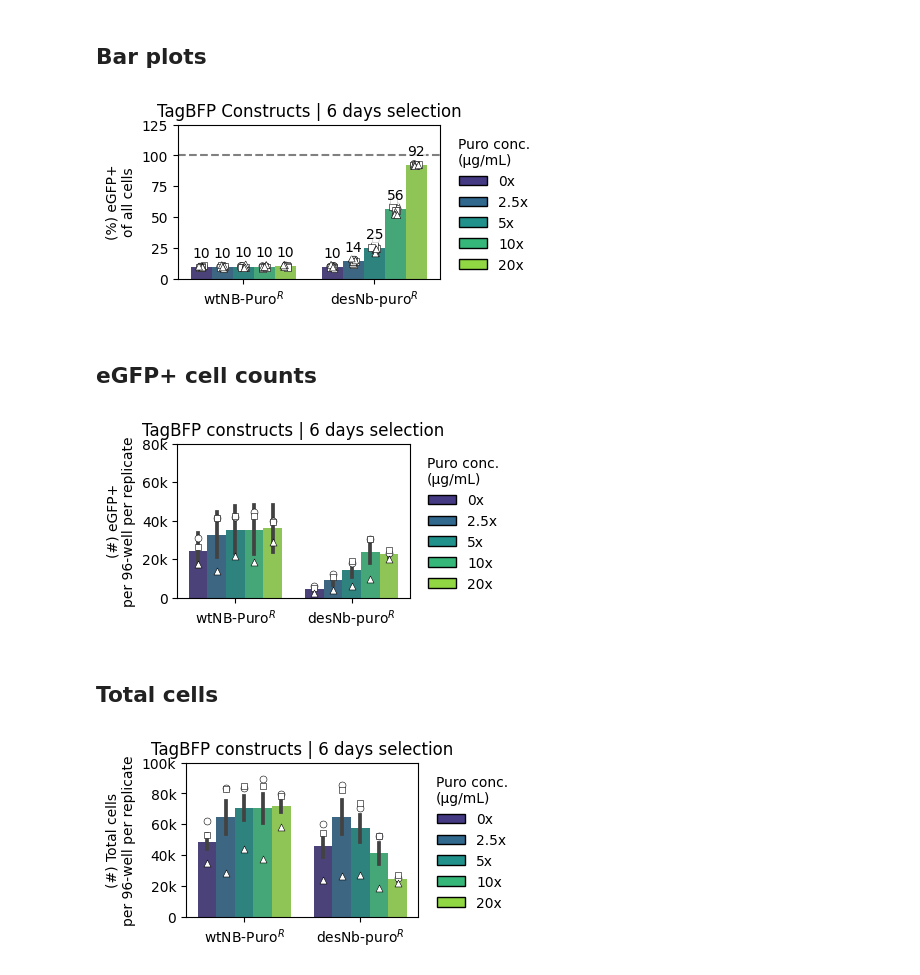
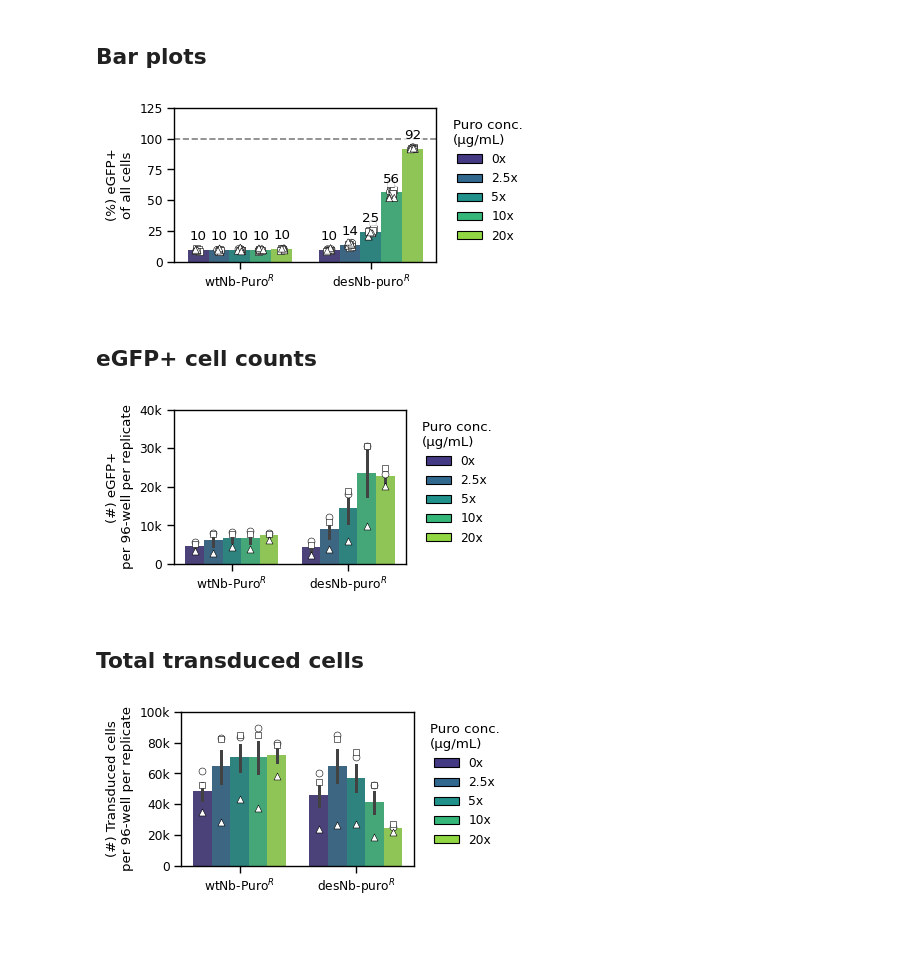
Before and after one commit to GallowayLabMIT/dasit_manuscript, a Jupyter notebook: Figure_1_intro/Figure_1_selection.ipynb, the cells around one changed output. Saved outputs shown, nothing was run; the diff lists cells and outputs as text; code cells hidden in the pictures; blank space fills up the shorter version.

Commit message:
Adding more notebooks for Figure1

```diff
--- a/Figure_1_intro/Figure_1_selection.ipynb
+++ b/Figure_1_intro/Figure_1_selection.ipynb
@@ -29,7 +29,7 @@ from matplotlib.patches import Patch
 # Set paths to the experiment folder and where to find the data
 base_path = rd.datadir/'data'/'attune'/'Mary'
 
-Plates = {'2026.06.03_exp47': ['Plate1', 'Plate2', 'Plate3', 'Plate4']
+Plates = {'2026.06.03_exp47': ['Plate1', 'Plate2', 'Plate3', 'Plate4','Plate5']
 }
 
 exp_path = []
@@ -166,6 +205,7 @@ data_eGFP_count_reps = data_eGFP_count_reps.merge(
 **Conditions for plotting**
 # %%
 Puro_conds = ['0x', '2.5x', '5x','10x','20x']
+sns.set_context('paper')
 # %% [markdown]
 ## Bar plots
 # %%
@@ -178,16 +218,12 @@ order = ['pKG04437', 'pKG04440']
 
 antibiotic_map = {
     'pKG04437':'Puro',
-    'pKG04440':'Puro',
-    'pKG05003':'Puro',
-    'pKG05002':'Puro'
+    'pKG04440':'Puro'
 }
 
 label_map = {
-    'pKG04437':'wtNB-Puro$^R$',
-    'pKG04440':'desNb-puro$^R$',
-    'pKG05003':'wtNb-puro$^R$',
-    'pKG05002':'desNb-puro$^R$'
+    'pKG04437':'wtNb-Puro$^R$',
+    'pKG04440':'desNb-puro$^R$'
 }
 
 df_curr = data_eGFP_percent_reps.loc[(data_eGFP_percent_reps.reporter == 'pKG04437') | (data_eGFP_percent_reps.reporter == 'pKG04440')]
@@ -237,36 +273,35 @@ ax.legend(
     handles=legend_handles,
     title='Puro conc.\n(µg/mL)',
     loc='upper left',
     bbox_to_anchor=(1.02, 1),
     frameon=False
 )
 
 # Formatting
 ax.yaxis.set_label_text('(%) eGFP+\nof all cells')
 ax.set_ylim((0, 125))
 
 # Title
-ax.set_title('TagBFP Constructs | 6 days selection')
 ax.axhline(100, 0, 1, color='grey', linestyle='--')
 ax.set_xlabel('')
 ax.set_xticklabels([label_map[l] for l in order])
 
 # Add barplot labels
 for sub_ax in plt.gcf().get_axes():
     for i in sub_ax.containers:
         bar_labels = sub_ax.bar_label(i, fmt='%0.0f', padding=5)
         for label in bar_labels:
             label.set_bbox(
                 dict(facecolor='white', alpha=0.75, linewidth=0, pad=1)
             )
 
 # Make room for legend
 fig.subplots_adjust(right=0.78)
 
-plottitle = 'tagBFP_DASIT_puro.svg'
+plottitle = 'Figure_1D_selection.svg'
 plt.savefig(rd.outfile(output_path/plottitle),bbox_inches='tight')
 # %% [output]
-[figure, old version]
+[figure, new version]
 # %% [markdown]
 ## eGFP+ cell counts
 # %%
@@ -277,7 +312,7 @@ marker_list = ['o', 's', '^', 'D', 'P', 'X']
 
 order = ['pKG04437', 'pKG04440']
 
-df_curr = data_eGFP_count_reps.loc[(data_eGFP_count_reps.reporter == 'pKG04437') | (data_eGFP_count_reps.reporter == 'pKG04440') & (data_eGFP_count_reps['eGFP_cat'] == 'eGFP+')]
+df_curr = data_eGFP_count_reps.loc[(data_eGFP_count_reps.reporter == 'pKG04437') & (data_eGFP_count_reps['eGFP_cat'] == 'eGFP+') | (data_eGFP_count_reps.reporter == 'pKG04440') & (data_eGFP_count_reps['eGFP_cat'] == 'eGFP+')]
 
 hue = 'Puro'
 
@@ -332,21 +367,20 @@ ax.legend(
 ax.yaxis.set_label_text('(#) eGFP+\nper 96-well per replicate')
 ax.yaxis.set_major_formatter(matplotlib.ticker.FuncFormatter(lambda x, _: f'{x:.0f}' if abs(x) < 1000 else f'{x/1000:.0f}k'))
 ax.set_xticklabels([label_map[l] for l in order])
-ax.set_ylim((0, 80e3))
+ax.set_ylim((0, 40e3))
 # h,l = ax.get_legend_handles_labels()
 # sns.move_legend(ax, handles=h[-len(hue_order):], labels=l[-len(hue_order):],
 #     title=f'Puro conc.\n[µg/mL]', loc='upper left', bbox_to_anchor=(1,1), frameon=False)
 
 # Title
-ax.set_title(f'TagBFP constructs | 6 days selection')
 ax.set_xlabel('')
 
-plottitle = 'tagBFP_DASIT_puro_eGFP_cell_count.svg'
+plottitle = 'Figure_S1B_eGFP_count.svg'
 plt.savefig(rd.outfile(output_path/plottitle),bbox_inches='tight')
 # %% [output]
-[figure, old version]
+[figure, new version]
 # %% [markdown]
-## Total cells
+## Total transduced cells
 # %%
 # General plotting params
 x = 'reporter'
@@ -416,10 +450,9 @@ ax.set_ylim((0, 100e3))
 #     title=f'Puro conc.\n[µg/mL]', loc='upper left', bbox_to_anchor=(1,1), frameon=False)
 
 # Title
-ax.set_title(f'TagBFP constructs | 6 days selection')
 ax.set_xlabel('')
 
-plottitle = 'tagBFP_DASIT_puro_total_cell_count.svg'
+plottitle = 'Figure_S1B_total_count.svg'
 plt.savefig(rd.outfile(output_path/plottitle),bbox_inches='tight')
 # %% [output]
-[figure, old version]
+[figure, new version]
```
Also changed, not shown: parts of 5 cells of this notebook, 3 other files.
